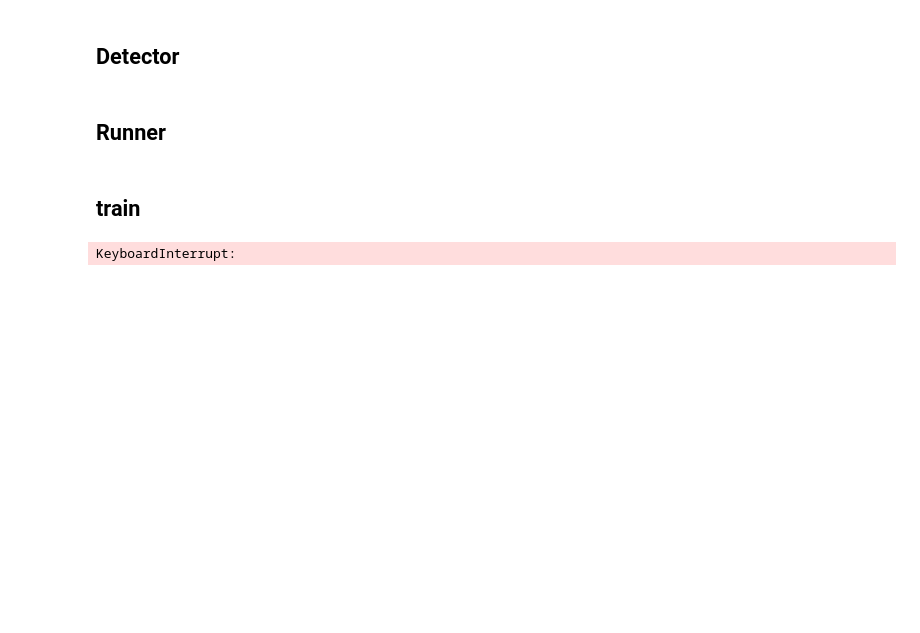
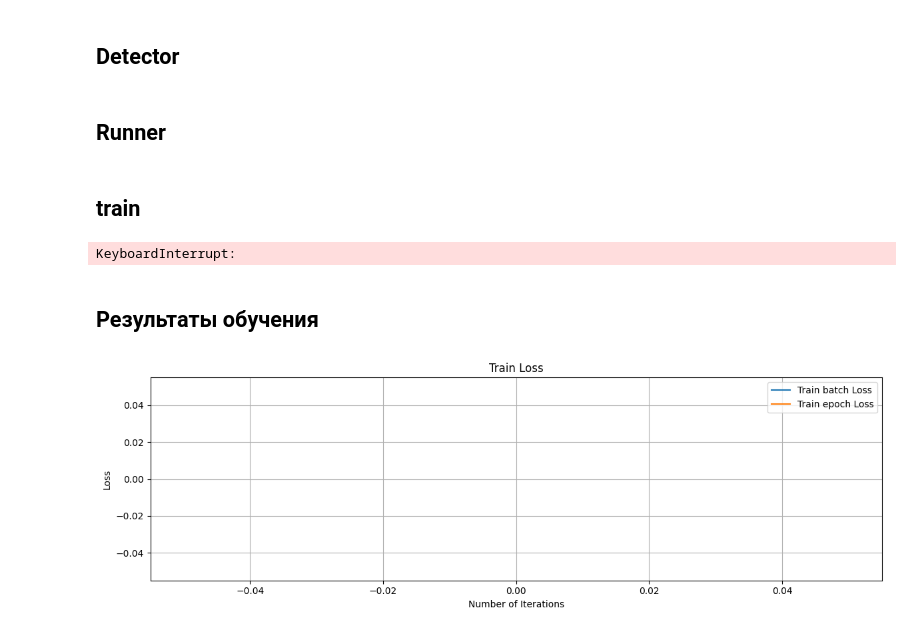
Before and after one commit to alex-chin/dsl_part_1_ml_cv, a Jupyter notebook: week_09_detection/Homework/detector_init.ipynb, the cells around one changed output. Cells and saved outputs as stored; diff of their text form; code cells hidden in the pictures; blank space fills up the shorter version.

Commit message:
hw07 test1

```diff
--- a/week_09_detection/Homework/detector_init.ipynb
+++ b/week_09_detection/Homework/detector_init.ipynb
@@ -675,7 +828,8 @@ class Detector(nn.Module):
         # Создаем шею, с учетом параметров, полученных выше
         if IS_FPN_SIMPLE:
             self.neck = SimplifiedFPN(in_channels, out_channels=neck_n_channels)
-        if IS_FPN_SIMPLE:
+        # todo check
+        if IS_FPN_PYRAMID:
             self.neck = FPN(in_channels, out_channels=neck_n_channels)
         # Размерность выходов головы зависит от количество якорей, поэтому сначала считаем количество якорей в каждой
         # ячейке выходной фичемапы
@@ -1208,23 +1286,30 @@ model = Detector("resnetv2_101", num_classes=4, anchor_sizes=(30, 50, 140, 300),
 optimizer = optim.Adam(model.parameters(), lr=lr)
 scheduler = optim.lr_scheduler.CosineAnnealingLR(optimizer, T_max=10, eta_min=5e-5)
 
-smooth_l1_loss = nn.SmoothL1Loss()
-dIoU_loss = DIoULoss()
+if IS_BBOXLOSS_SMOOTHL1:
+    bbox_loss = nn.SmoothL1Loss()
+if IS_BBOXLOSS_DIOU:
+    bbox_loss = DIoULoss()
 
 bce_loss = nn.BCEWithLogitsLoss()
-compute_loss = ComputeLoss(smooth_l1_loss, bce_loss, bce_loss, weight_bbox=10)
-# compute_loss = ComputeLoss(dIoU_loss, bce_loss, bce_loss, weight_bbox=10)
 
-# runner = Runner(model, compute_loss, optimizer, train_dataloader, assign_target, device=device,
-#                  scheduler=scheduler, assign_target_kwargs={"neg_th":0.4, "pos_th":0.6},
-#                  val_dataloader=test_dataloader)
-runner = Runner(model, compute_loss, optimizer, train_dataloader, assign_target_tal, device=device,
-                scheduler=scheduler, assign_target_kwargs={
+compute_loss = ComputeLoss(bbox_loss, bce_loss, bce_loss, weight_bbox=10)
+
+
+if IS_LABEL_ASSIGN_1:
+    assign_target_fn = assign_target
+    assign_target_kwargs = {"neg_th":0.4, "pos_th":0.6}
+
+if IS_LABEL_ASSIGN_TAL:
+    assign_target_fn = assign_target_tal
+    assign_target_kwargs = {
         "neg_th": 0.4,
         "pos_th": 0.6,
         "alpha": 1.0,  # Вес для классификации
         "beta": 6.0  # Вес для локализации
-    },
+    }
+runner = Runner(model, compute_loss, optimizer, train_dataloader, assign_target_fn, device=device,
+                scheduler=scheduler, assign_target_kwargs=assign_target_kwargs,
                 val_dataloader=test_dataloader)
 
 num_epochs = 10
@@ -1234,3 +1319,9 @@ num_epochs = 10
 runner.train(num_epochs=num_epochs, verbose=True)
 # %% [output]
 KeyboardInterrupt:
+# %% [markdown]
+## Результаты обучения
+# %%
+runner.plot_loss(row_figsize=4)
+# %% [output]
+[figure, added]
```
Also changed, not shown: parts of 8 cells of this notebook.
